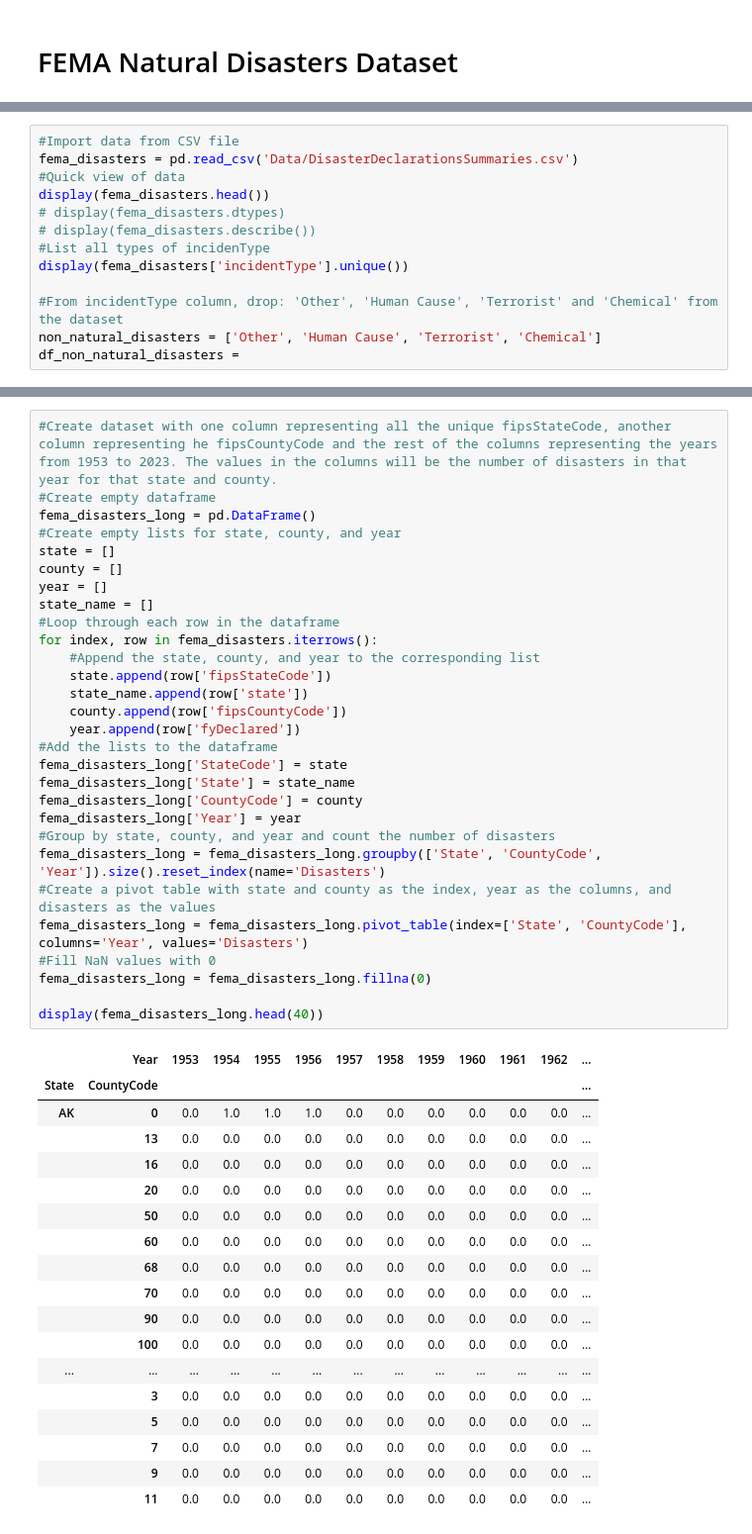
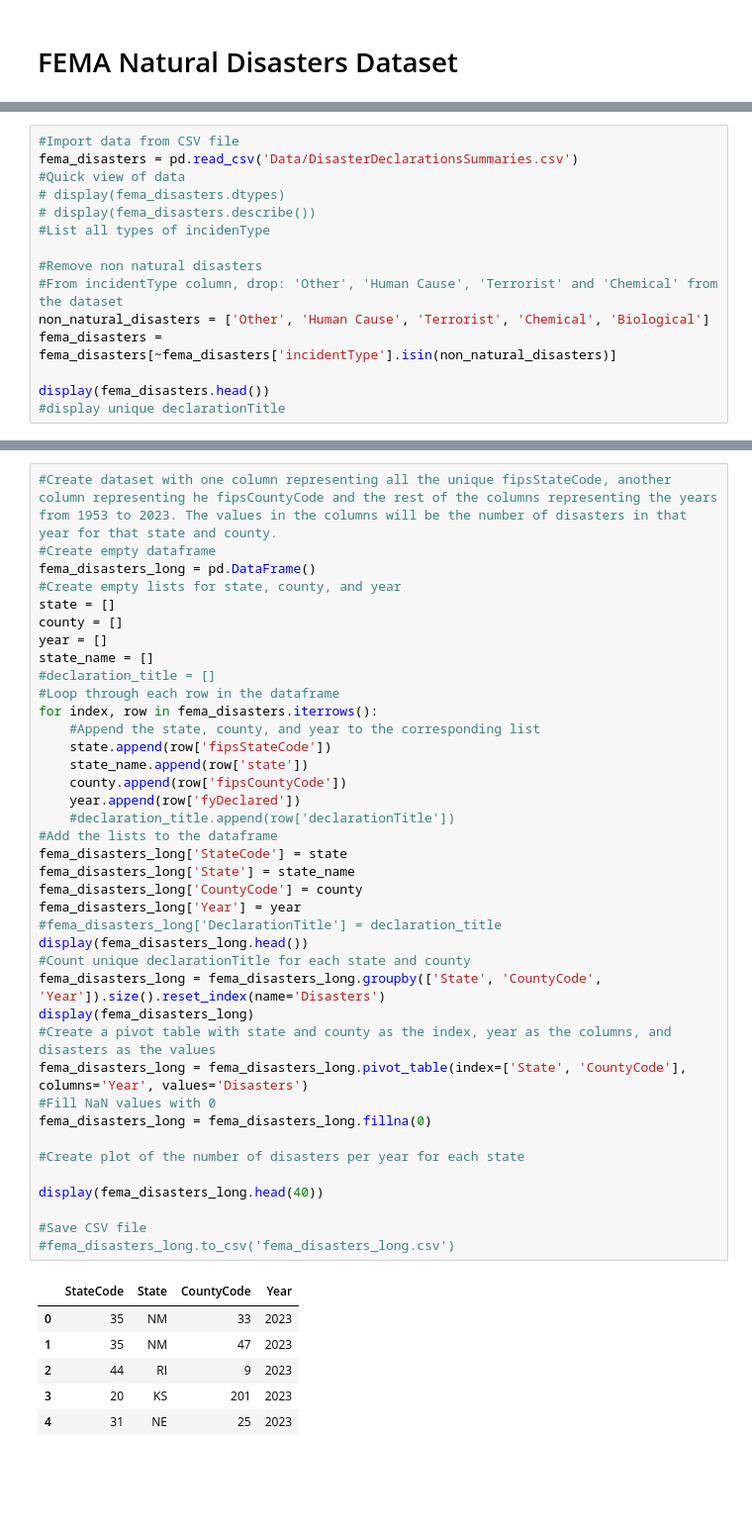
Before and after one commit to yannickpichardo/master_thesis, a Jupyter notebook: prelim_data.ipynb, the cells around one changed output, grey strips where cells are left out. Shown at 99% size. Saved outputs shown, nothing was run; the diff lists cells and outputs as text; blank space fills up the shorter version.

```diff
--- a/prelim_data.ipynb
+++ b/prelim_data.ipynb
@@ -190,15 +181,17 @@ display(el_nino, el_nino_grouped)
 #Import data from CSV file
 fema_disasters = pd.read_csv('Data/DisasterDeclarationsSummaries.csv')
 #Quick view of data
-display(fema_disasters.head())
 # display(fema_disasters.dtypes)
 # display(fema_disasters.describe())
 #List all types of incidenType
-display(fema_disasters['incidentType'].unique())
 
+#Remove non natural disasters
 #From incidentType column, drop: 'Other', 'Human Cause', 'Terrorist' and 'Chemical' from the dataset
-non_natural_disasters = ['Other', 'Human Cause', 'Terrorist', 'Chemical']
-df_non_natural_disasters =
+non_natural_disasters = ['Other', 'Human Cause', 'Terrorist', 'Chemical', 'Biological']
+fema_disasters = fema_disasters[~fema_disasters['incidentType'].isin(non_natural_disasters)]
+
+display(fema_disasters.head())
+#display unique declarationTitle
 # %% [output]
 |  | femaDeclarationString | disasterNumber | state | declarationType | declarationDate | fyDeclared | ... |
 | 0 | FM-5465-NM | 5465 | NM | FM | 2023-05-10T00:00:00.000Z | 2023 | ... |
@@ -217,48 +206,46 @@ array(['Fire', 'Flood', 'Severe Storm', 'Winter Storm', 'Tornado',
 # %%
 #Create dataset with one column representing all the unique fipsStateCode, another column representing he fipsCountyCode and the rest of the columns representing the years from 1953 to 2023. The values in the columns will be the number of disasters in that year for that state and county.
 #Create empty dataframe
 fema_disasters_long = pd.DataFrame()
 #Create empty lists for state, county, and year
 state = []
 county = []
 year = []
 state_name = []
+#declaration_title = []
 #Loop through each row in the dataframe
 for index, row in fema_disasters.iterrows():
     #Append the state, county, and year to the corresponding list
     state.append(row['fipsStateCode'])
     state_name.append(row['state'])
     county.append(row['fipsCountyCode'])
     year.append(row['fyDeclared'])
+    #declaration_title.append(row['declarationTitle'])
 #Add the lists to the dataframe
 fema_disasters_long['StateCode'] = state
 fema_disasters_long['State'] = state_name
 fema_disasters_long['CountyCode'] = county
 fema_disasters_long['Year'] = year
-#Group by state, county, and year and count the number of disasters
+#fema_disasters_long['DeclarationTitle'] = declaration_title
+display(fema_disasters_long.head())
+#Count unique declarationTitle for each state and county
 fema_disasters_long = fema_disasters_long.groupby(['State', 'CountyCode', 'Year']).size().reset_index(name='Disasters')
+display(fema_disasters_long)
 #Create a pivot table with state and county as the index, year as the columns, and disasters as the values
 fema_disasters_long = fema_disasters_long.pivot_table(index=['State', 'CountyCode'], columns='Year', values='Disasters')
 #Fill NaN values with 0
 fema_disasters_long = fema_disasters_long.fillna(0)
 
+#Create plot of the number of disasters per year for each state
+
 display(fema_disasters_long.head(40))
+
+#Save CSV file
+#fema_disasters_long.to_csv('fema_disasters_long.csv')
 # %% [output]
-|  | Year | 1953 | 1954 | 1955 | 1956 | 1957 | 1958 | 1959 | 1960 | 1961 | 1962 | ... |
-| State | CountyCode |  |  |  |  |  |  |  |  |  |  | ... |
-| AK | 0 | 0.0 | 1.0 | 1.0 | 1.0 | 0.0 | 0.0 | 0.0 | 0.0 | 0.0 | 0.0 | ... |
-|  | 13 | 0.0 | 0.0 | 0.0 | 0.0 | 0.0 | 0.0 | 0.0 | 0.0 | 0.0 | 0.0 | ... |
-|  | 16 | 0.0 | 0.0 | 0.0 | 0.0 | 0.0 | 0.0 | 0.0 | 0.0 | 0.0 | 0.0 | ... |
-|  | 20 | 0.0 | 0.0 | 0.0 | 0.0 | 0.0 | 0.0 | 0.0 | 0.0 | 0.0 | 0.0 | ... |
-|  | 50 | 0.0 | 0.0 | 0.0 | 0.0 | 0.0 | 0.0 | 0.0 | 0.0 | 0.0 | 0.0 | ... |
-|  | 60 | 0.0 | 0.0 | 0.0 | 0.0 | 0.0 | 0.0 | 0.0 | 0.0 | 0.0 | 0.0 | ... |
-|  | 68 | 0.0 | 0.0 | 0.0 | 0.0 | 0.0 | 0.0 | 0.0 | 0.0 | 0.0 | 0.0 | ... |
-|  | 70 | 0.0 | 0.0 | 0.0 | 0.0 | 0.0 | 0.0 | 0.0 | 0.0 | 0.0 | 0.0 | ... |
-|  | 90 | 0.0 | 0.0 | 0.0 | 0.0 | 0.0 | 0.0 | 0.0 | 0.0 | 0.0 | 0.0 | ... |
-|  | 100 | 0.0 | 0.0 | 0.0 | 0.0 | 0.0 | 0.0 | 0.0 | 0.0 | 0.0 | 0.0 | ... |
-| ... | ... | ... | ... | ... | ... | ... | ... | ... | ... | ... | ... | ... |
-|  | 3 | 0.0 | 0.0 | 0.0 | 0.0 | 0.0 | 0.0 | 0.0 | 0.0 | 0.0 | 0.0 | ... |
-|  | 5 | 0.0 | 0.0 | 0.0 | 0.0 | 0.0 | 0.0 | 0.0 | 0.0 | 0.0 | 0.0 | ... |
-|  | 7 | 0.0 | 0.0 | 0.0 | 0.0 | 0.0 | 0.0 | 0.0 | 0.0 | 0.0 | 0.0 | ... |
-|  | 9 | 0.0 | 0.0 | 0.0 | 0.0 | 0.0 | 0.0 | 0.0 | 0.0 | 0.0 | 0.0 | ... |
-|  | 11 | 0.0 | 0.0 | 0.0 | 0.0 | 0.0 | 0.0 | 0.0 | 0.0 | 0.0 | 0.0 | ... |
+|  | StateCode | State | CountyCode | Year |
+| 0 | 35 | NM | 33 | 2023 |
+| 1 | 35 | NM | 47 | 2023 |
+| 2 | 44 | RI | 9 | 2023 |
+| 3 | 20 | KS | 201 | 2023 |
+| 4 | 31 | NE | 25 | 2023 |
```
Also changed, not shown: parts of 20 cells of this notebook, 1 other file.
